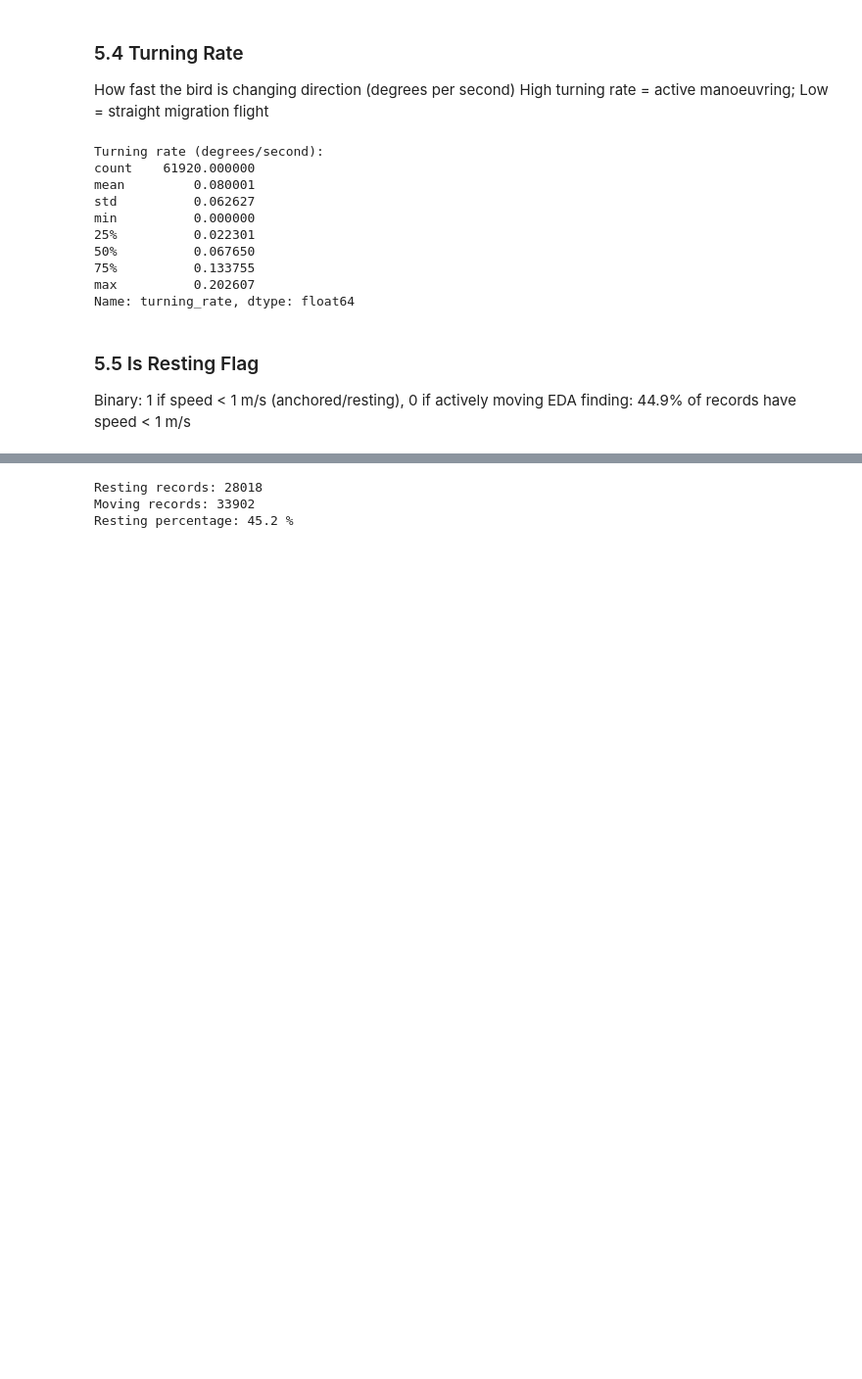
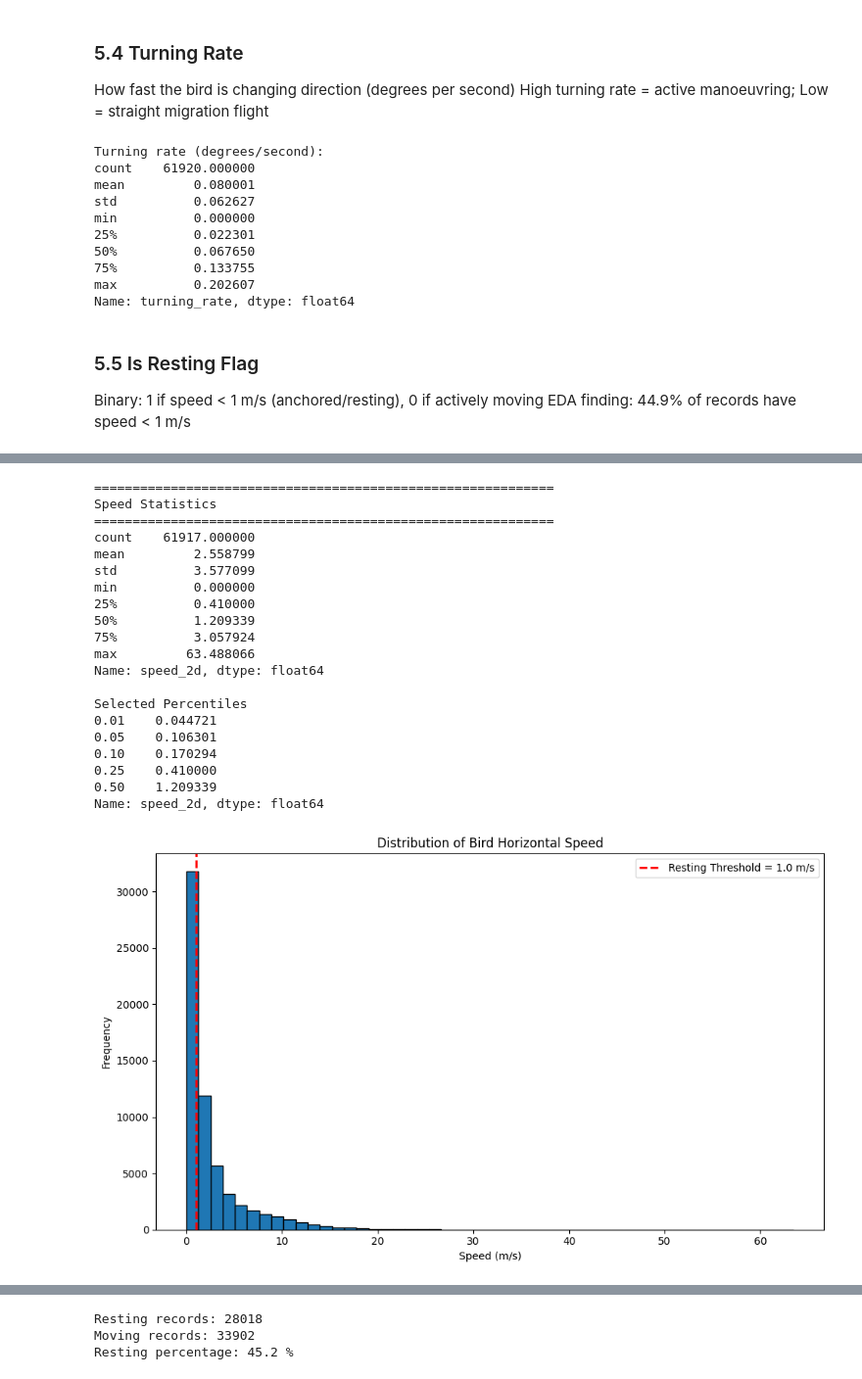
Before and after one commit to JayantCloud/bird-migration-gru, a Jupyter notebook: phase2_feature_engineering.ipynb, the cells around one changed output, grey strips where cells are left out. Shown at 98% size. Saved outputs shown, nothing was run; the diff lists cells and outputs as text; code cells hidden in the pictures; blank space fills up the shorter version.

```diff
--- a/phase2_feature_engineering.ipynb
+++ b/phase2_feature_engineering.ipynb
@@ -276,0 +290,60 @@ Name: turning_rate, dtype: float64
+# %%
+
+import matplotlib.pyplot as plt
+
+print("=" * 60)
+print("Speed Statistics")
+print("=" * 60)
+
+print(df['speed_2d'].describe())
+
+print("\nSelected Percentiles")
+print(df['speed_2d'].quantile([0.01, 0.05, 0.10, 0.25, 0.50]))
+
+plt.figure(figsize=(10,6))
+
+plt.hist(df['speed_2d'].dropna(),
+         bins=50,
+         edgecolor='black')
+
+plt.axvline(
+    x=1.0,
+    color='red',
+    linestyle='--',
+    linewidth=2,
+    label='Resting Threshold = 1.0 m/s'
+)
+
+plt.title("Distribution of Bird Horizontal Speed")
+plt.xlabel("Speed (m/s)")
+plt.ylabel("Frequency")
+plt.legend()
+plt.tight_layout()
+plt.savefig(
+    "figures/Figure_01_Bird_Speed_Distribution_Full.png",
+    dpi=300,
+    bbox_inches="tight"
+)
+plt.show()
+# %% [output]
+============================================================
+Speed Statistics
+============================================================
+count    61917.000000
+mean         2.558799
+std          3.577099
+min          0.000000
+25%          0.410000
+50%          1.209339
+75%          3.057924
+max         63.488066
+Name: speed_2d, dtype: float64
+
+Selected Percentiles
+0.01    0.044721
+0.05    0.106301
+0.10    0.170294
+0.25    0.410000
+0.50    1.209339
+Name: speed_2d, dtype: float64
+[figure, added]
```
Also changed, not shown: parts of 7 cells of this notebook, 1 other file.
